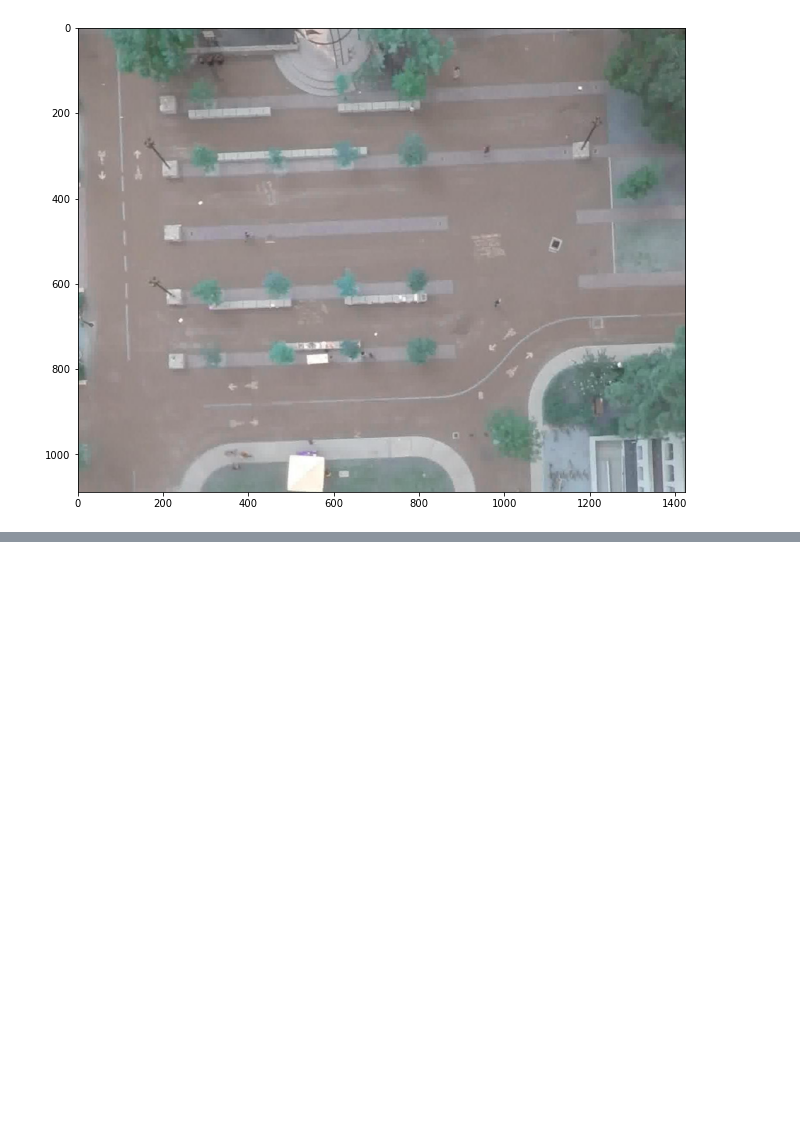
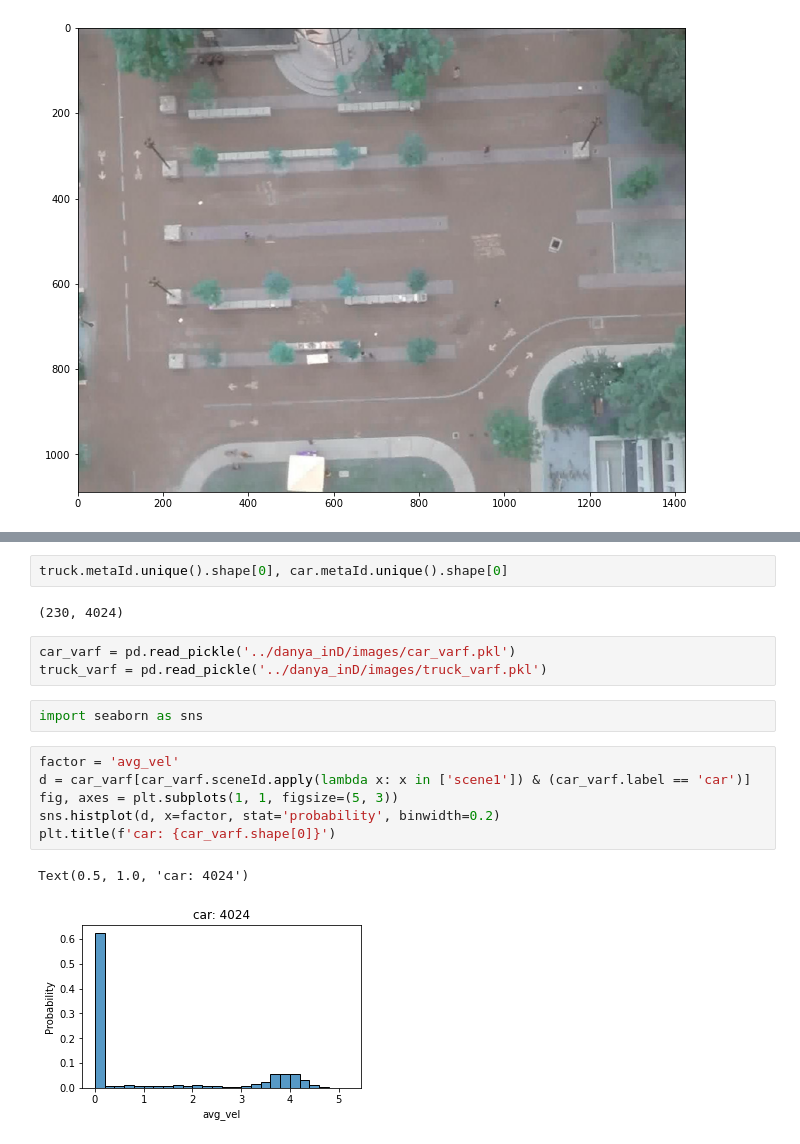
Before and after one commit to danyayay/ynet_adaptive, a Jupyter notebook: notebook/traj.ipynb, the cells around one changed output, grey strips where cells are left out. Drawn from its saved outputs; the diff is of its cells as text; blank space fills up the shorter version.

Commit message:
scripts for truck

```diff
--- a/notebook/traj.ipynb
+++ b/notebook/traj.ipynb
@@ -161,0 +190,18 @@ plt.imshow(a['bookstore_0'])
+# %%
+truck.metaId.unique().shape[0], car.metaId.unique().shape[0]
+# %% [output]
+(230, 4024)
+# %%
+car_varf = pd.read_pickle('../danya_inD/images/car_varf.pkl')
+truck_varf = pd.read_pickle('../danya_inD/images/truck_varf.pkl')
+# %%
+import seaborn as sns
+# %%
+factor = 'avg_vel'
+d = car_varf[car_varf.sceneId.apply(lambda x: x in ['scene1']) & (car_varf.label == 'car')]
+fig, axes = plt.subplots(1, 1, figsize=(5, 3))
+sns.histplot(d, x=factor, stat='probability', binwidth=0.2)
+plt.title(f'car: {car_varf.shape[0]}')
+# %% [output]
+Text(0.5, 1.0, 'car: 4024')
+[figure, added]
```
Also changed, not shown: parts of 16 cells of this notebook, 10 other files.
